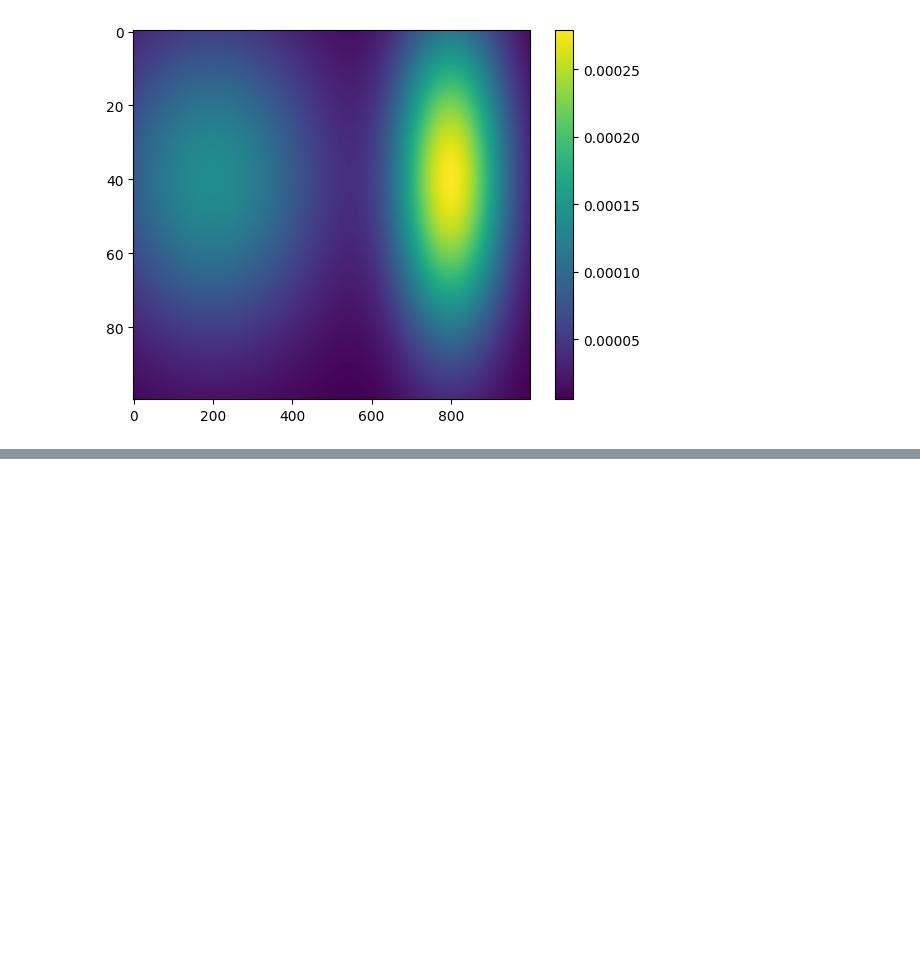
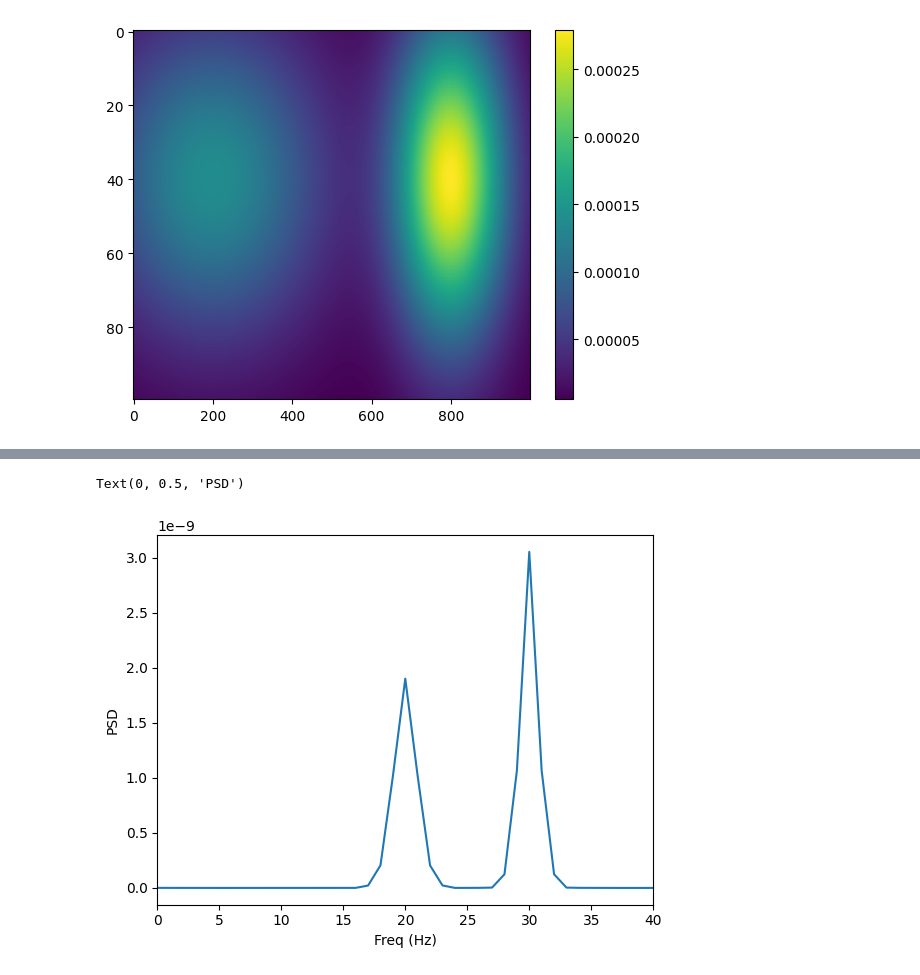
Before and after one commit to learning-2-learn/nsdmd, a Jupyter notebook: examples/nsdmd_intro_cartoon.ipynb, the cells around one changed output, grey strips where cells are left out. Cells and saved outputs as stored; diff of their text form; code cells hidden in the pictures; blank space fills up the shorter version.

```diff
--- a/examples/nsdmd_intro_cartoon.ipynb
+++ b/examples/nsdmd_intro_cartoon.ipynb
@@ -124,0 +163,9 @@ plt.colorbar()
+# %%
+psd_f, psd_p = scipy.signal.welch(x[50], fs=sr, nperseg=1000)
+plt.plot(psd_f, psd_p)
+plt.xlim(0,40)
+plt.xlabel('Freq (Hz)')
+plt.ylabel('PSD')
+# %% [output]
+Text(0, 0.5, 'PSD')
+[figure, added]
```
Also changed, not shown: parts of 28 cells of this notebook.
